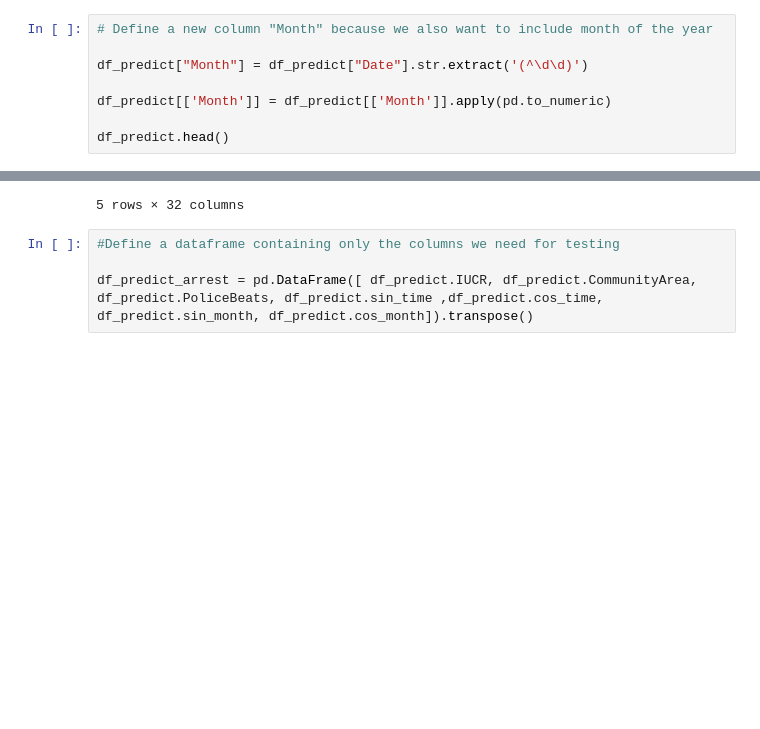
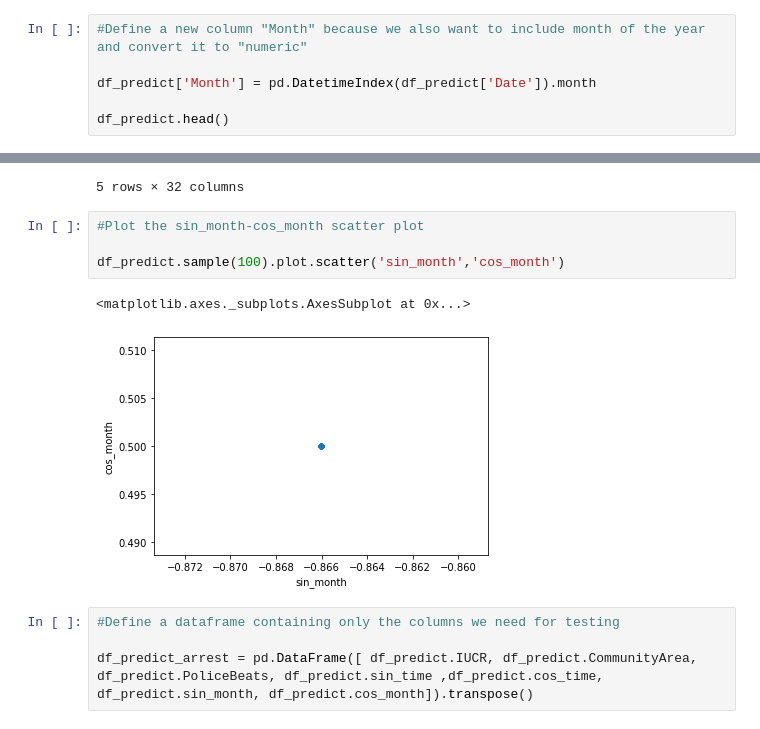
Before and after one commit to divyatv/MachineLearning_ChicagoCrime, a Jupyter notebook: EvaluateNaiveBayes_RK.ipynb, the cells around one changed output, grey strips where cells are left out. Drawn from its saved outputs; the diff is of its cells as text; blank space fills up the shorter version.

```diff
--- a/EvaluateNaiveBayes_RK.ipynb
+++ b/EvaluateNaiveBayes_RK.ipynb
@@ -27,11 +27,9 @@ print(df_predict.shape)
 # %% [output]
 (500, 29)
 # %%
-# Define a new column "Month" because we also want to include month of the year
+#Define a new column "Month" because we also want to include month of the year and convert it to "numeric"
 
-df_predict["Month"] = df_predict["Date"].str.extract('(^\d\d)')
-
-df_predict[['Month']] = df_predict[['Month']].apply(pd.to_numeric)
+df_predict['Month'] = pd.DatetimeIndex(df_predict['Date']).month
 
 df_predict.head()
 # %% [output]
@@ -56,6 +54,13 @@ df_predict.head()
 | 3 | 11859480 | 10/12/2019 23:49 | 820 | THEFT | RESIDENTIAL YARD (FRONT/BACK) | 0 | 0 | 32 | 22 | ... |
 | 4 | 11859057 | 10/12/2019 23:47 | 1320 | CRIMINAL DAMAGE | GAS STATION | 1 | 0 | 8 | 48 | ... |
 5 rows × 32 columns
+# %%
+#Plot the sin_month-cos_month scatter plot
+
+df_predict.sample(100).plot.scatter('sin_month','cos_month')
+# %% [output]
+<matplotlib.axes._subplots.AxesSubplot at 0x...>
+[figure, added]
 # %%
 #Define a dataframe containing only the columns we need for testing
 
```
Also changed, not shown: parts of 3 cells of this notebook.
